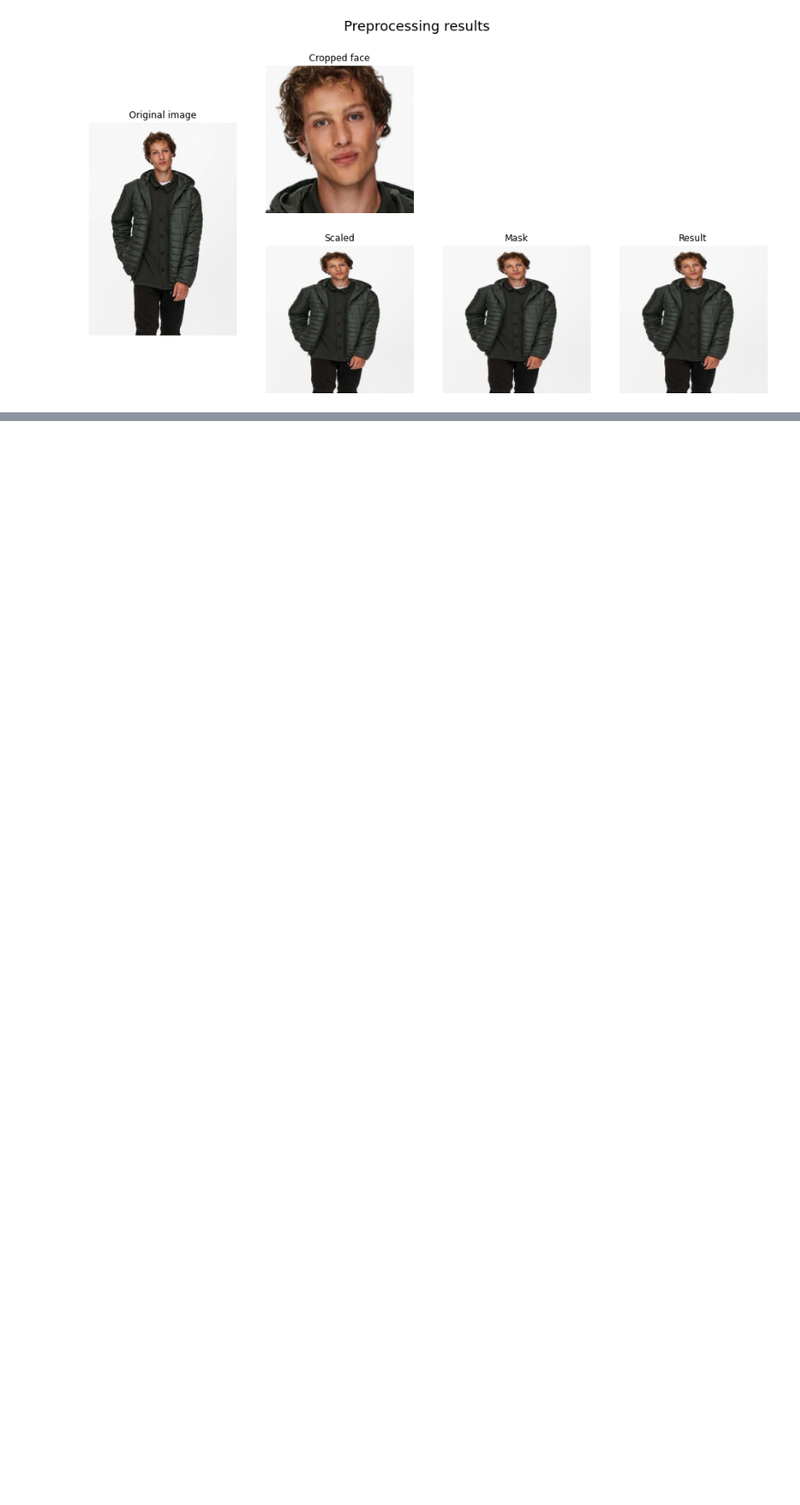
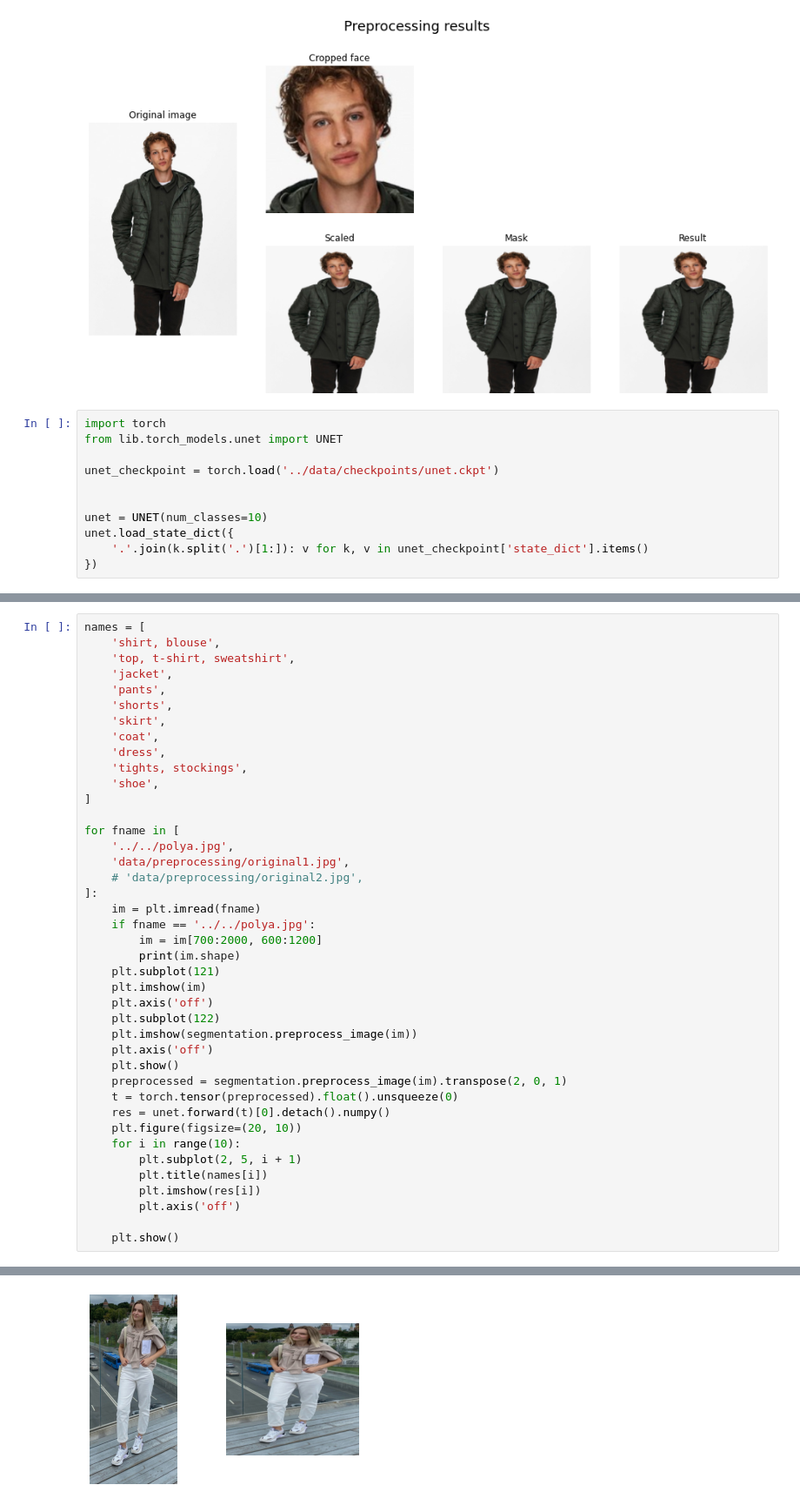
Before and after one commit to roma1n/face_clothes_matching, a Jupyter notebook: notebooks/preprocessing visualisation.ipynb, the cells around one changed output, grey strips where cells are left out. Shown at 87% size. Cells and saved outputs as stored; diff of their text form; blank space fills up the shorter version.

```diff
--- a/notebooks/preprocessing visualisation.ipynb
+++ b/notebooks/preprocessing visualisation.ipynb
@@ -56,3 +55,14 @@ for fname in [
 INFO: Created TensorFlow Lite XNNPACK delegate for CPU.
 [figure]
 [figure]
+# %%
+import torch
+from lib.torch_models.unet import UNET
+
+unet_checkpoint = torch.load('../data/checkpoints/unet.ckpt')
+
+
+unet = UNET(num_classes=10)
+unet.load_state_dict({
+    '.'.join(k.split('.')[1:]): v for k, v in unet_checkpoint['state_dict'].items()
+})
@@ -58,0 +71,42 @@ INFO: Created TensorFlow Lite XNNPACK delegate for CPU.
+# %%
+names = [
+    'shirt, blouse',
+    'top, t-shirt, sweatshirt',
+    'jacket',
+    'pants',
+    'shorts',
+    'skirt',
+    'coat',
+    'dress',
+    'tights, stockings',
+    'shoe',
+]
+
+for fname in [
+    '../../polya.jpg',
+    'data/preprocessing/original1.jpg',
+    # 'data/preprocessing/original2.jpg',
+]:
+    im = plt.imread(fname)
+    if fname == '../../polya.jpg':
+        im = im[700:2000, 600:1200]
+        print(im.shape)
+    plt.subplot(121)
+    plt.imshow(im)
+    plt.axis('off')
+    plt.subplot(122)
+    plt.imshow(segmentation.preprocess_image(im))
+    plt.axis('off')
+    plt.show()
+    preprocessed = segmentation.preprocess_image(im).transpose(2, 0, 1)
+    t = torch.tensor(preprocessed).float().unsqueeze(0)
+    res = unet.forward(t)[0].detach().numpy()
+    plt.figure(figsize=(20, 10))
+    for i in range(10):
+        plt.subplot(2, 5, i + 1)
+        plt.title(names[i])
+        plt.imshow(res[i])
+        plt.axis('off')
+
+    plt.show()
+# %% [output]
@@ -58,0 +114 @@ INFO: Created TensorFlow Lite XNNPACK delegate for CPU.
+[figure, added]
```
Also changed, not shown: parts of 9 cells of this notebook, 12 other files.
